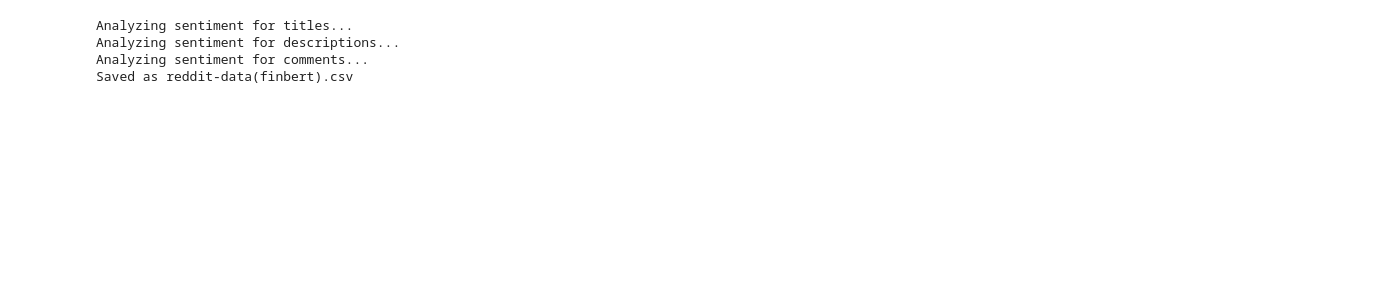
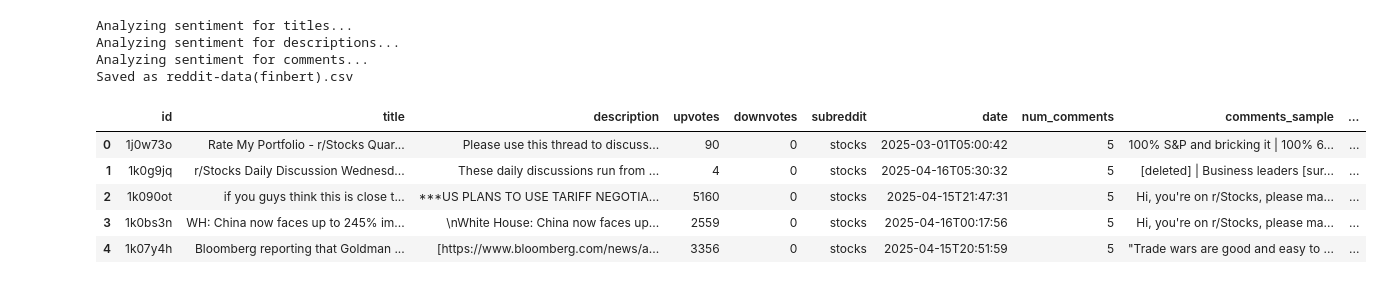
Before and after one commit to youssefbriki1/IFT6289-project, a Jupyter notebook: Price_Prediction_FinBERT-LSTM/data_preprocess_social_media.ipynb, the cells around one changed output. Drawn from its saved outputs; the diff is of its cells as text; code cells hidden in the pictures; blank space fills up the shorter version.

```diff
--- a/Price_Prediction_FinBERT-LSTM/data_preprocess_social_media.ipynb
+++ b/Price_Prediction_FinBERT-LSTM/data_preprocess_social_media.ipynb
@@ -63,5 +63,5 @@ import matplotlib.pyplot as plt
 import torch
 
 # Load FinBERT model and tokenizer
-finbert = BertForSequenceClassification.from_pretrained('yiyanghkust/finbert-tone', num_labels=3)
-tokenizer = BertTokenizer.from_pretrained('yiyanghkust/finbert-tone')
+finbert = BertForSequenceClassification.from_pretrained('ProsusAI/finbert', num_labels=3)
+tokenizer = BertTokenizer.from_pretrained('ProsusAI/finbert')
@@ -109,6 +119,15 @@ Analyzing sentiment for titles...
 Analyzing sentiment for descriptions...
 Analyzing sentiment for comments...
 Saved as reddit-data(finbert).csv
+# %%
+display(df.head())
+# %% [output]
+|  | id | title | description | upvotes | downvotes | subreddit | date | num_comments | comments_sample | ... |
+| 0 | 1j0w73o | Rate My Portfolio - r/Stocks Quar... | Please use this thread to discuss... | 90 | 0 | stocks | 2025-03-01T05:00:42 | 5 | 100% S&P and bricking it | 100% 6... | ... |
+| 1 | 1k0g9jq | r/Stocks Daily Discussion Wednesd... | These daily discussions run from ... | 4 | 0 | stocks | 2025-04-16T05:30:32 | 5 | [deleted] | Business leaders [sur... | ... |
+| 2 | 1k090ot | if you guys think this is close t... | ***US PLANS TO USE TARIFF NEGOTIA... | 5160 | 0 | stocks | 2025-04-15T21:47:31 | 5 | Hi, you're on r/Stocks, please ma... | ... |
+| 3 | 1k0bs3n | WH: China now faces up to 245% im... | \nWhite House: China now faces up... | 2559 | 0 | stocks | 2025-04-16T00:17:56 | 5 | Hi, you're on r/Stocks, please ma... | ... |
+| 4 | 1k07y4h | Bloomberg reporting that Goldman ... | [https://www.bloomberg.com/news/a... | 3356 | 0 | stocks | 2025-04-15T20:51:59 | 5 | "Trade wars are good and easy to ... | ... |
 # %%
 # read two files and combine
 
```
Also changed, not shown: parts of 3 cells of this notebook.
